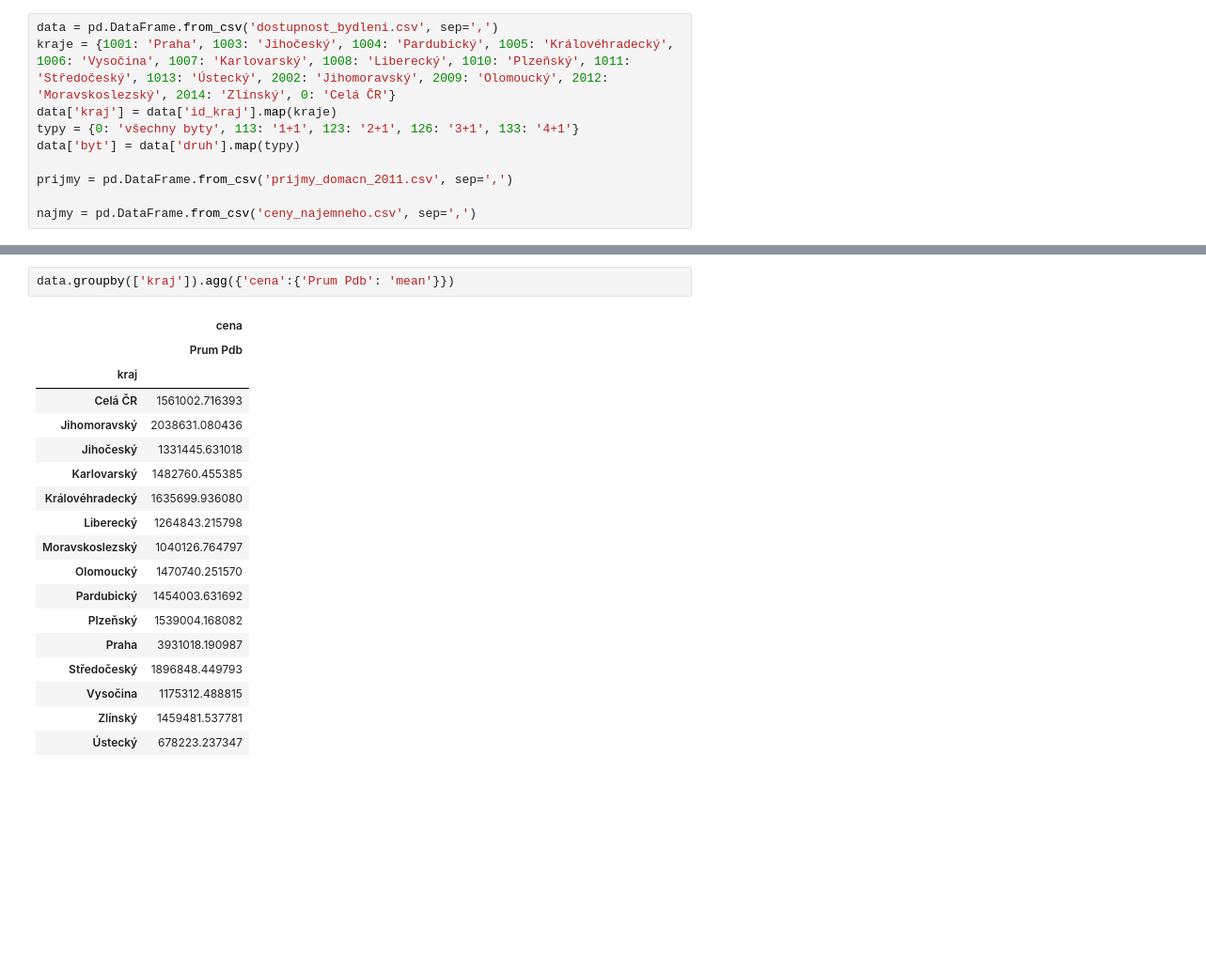
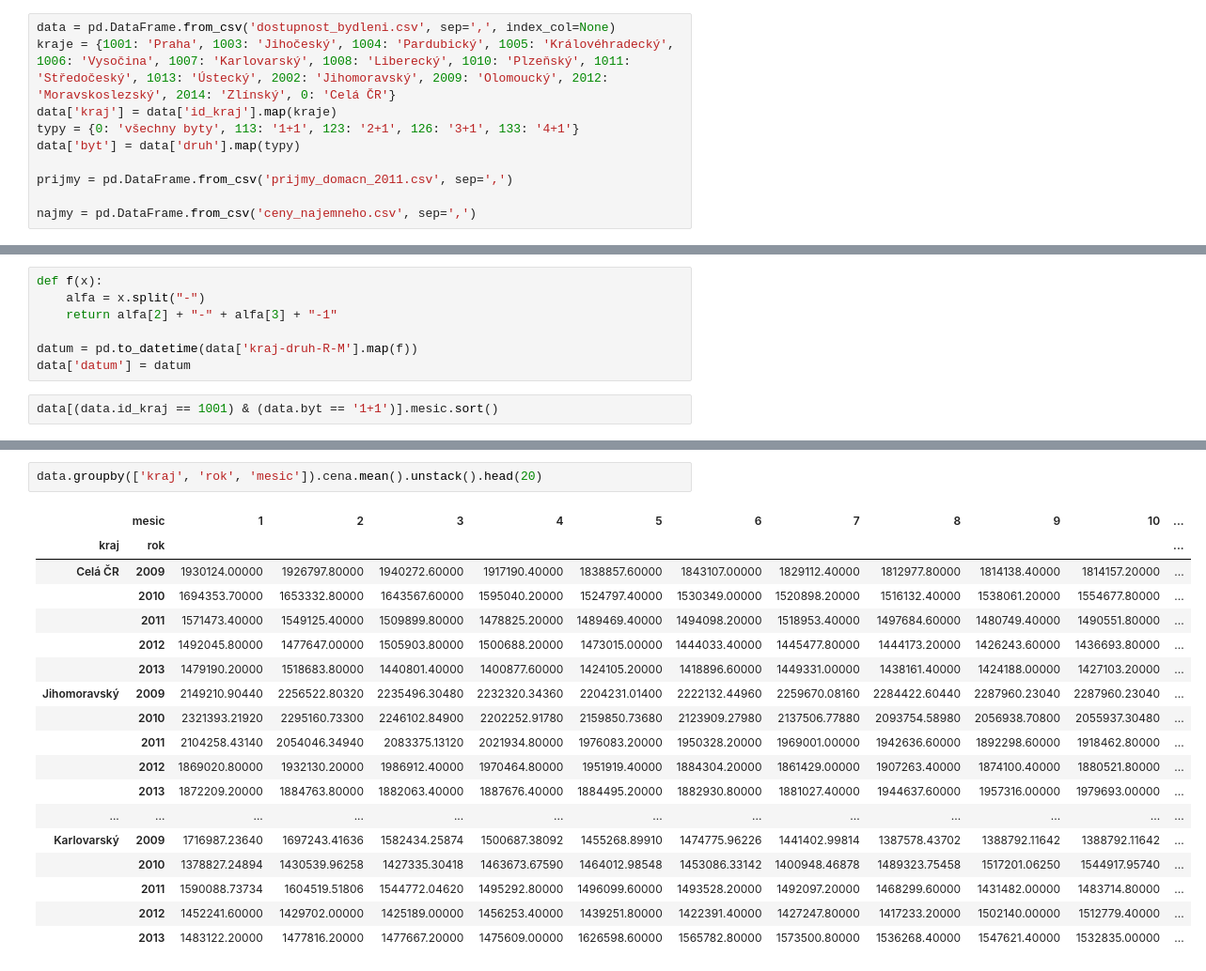
Before and after one commit to economia/dostupnost-bydleni, a Jupyter notebook: dostupnost-bydleni.ipynb, the cells around one changed output, grey strips where cells are left out. Shown at 94% size. Drawn from its saved outputs; the diff is of its cells as text; blank space fills up the shorter version.

```diff
--- a/dostupnost-bydleni.ipynb
+++ b/dostupnost-bydleni.ipynb
@@ -8,5 +10,5 @@ import pandas as pd
 # %%
-data = pd.DataFrame.from_csv('dostupnost_bydleni.csv', sep=',')
+data = pd.DataFrame.from_csv('dostupnost_bydleni.csv', sep=',', index_col=None)
 kraje = {1001: 'Praha', 1003: 'Jihočeský', 1004: 'Pardubický', 1005: 'Královéhradecký', 1006: 'Vysočina', 1007: 'Karlovarský', 1008: 'Liberecký', 1010: 'Plzeňský', 1011: 'Středočeský', 1013: 'Ústecký', 2002: 'Jihomoravský', 2009: 'Olomoucký', 2012: 'Moravskoslezský', 2014: 'Zlínský', 0: 'Celá ČR'}
 data['kraj'] = data['id_kraj'].map(kraje)
 typy = {0: 'všechny byty', 113: '1+1', 123: '2+1', 126: '3+1', 133: '4+1'}
@@ -56,0 +50,9 @@ najmy.groupby(['kraj']).agg({'najemne_min (kc/m2/mesic)':{'Min nájemné': 'mean
+# %%
+def f(x):
+    alfa = x.split("-")
+    return alfa[2] + "-" + alfa[3] + "-1"
+
+datum = pd.to_datetime(data['kraj-druh-R-M'].map(f))
+data['datum'] = datum
+# %%
+data[(data.id_kraj == 1001) & (data.byt == '1+1')].mesic.sort()
@@ -57,21 +82,21 @@ najmy.groupby(['kraj']).agg({'najemne_min (kc/m2/mesic)':{'Min nájemné': 'mean
 # %%
-data.groupby(['kraj']).agg({'cena':{'Prum Pdb': 'mean'}})
+data.groupby(['kraj', 'rok', 'mesic']).cena.mean().unstack().head(20)
 # %% [output]
-|  | cena |
-|  | Prum Pdb |
-| kraj |  |
-| Celá ČR | 1561002.716393 |
-| Jihomoravský | 2038631.080436 |
-| Jihočeský | 1331445.631018 |
-| Karlovarský | 1482760.455385 |
-| Královéhradecký | 1635699.936080 |
-| Liberecký | 1264843.215798 |
-| Moravskoslezský | 1040126.764797 |
-| Olomoucký | 1470740.251570 |
-| Pardubický | 1454003.631692 |
-| Plzeňský | 1539004.168082 |
-| Praha | 3931018.190987 |
-| Středočeský | 1896848.449793 |
-| Vysočina | 1175312.488815 |
-| Zlínský | 1459481.537781 |
-| Ústecký | 678223.237347 |
+|  | mesic | 1 | 2 | 3 | 4 | 5 | 6 | 7 | 8 | 9 | 10 | ... |
+| kraj | rok |  |  |  |  |  |  |  |  |  |  | ... |
+| Celá ČR | 2009 | 1930124.00000 | 1926797.80000 | 1940272.60000 | 1917190.40000 | 1838857.60000 | 1843107.00000 | 1829112.40000 | 1812977.80000 | 1814138.40000 | 1814157.20000 | ... |
+|  | 2010 | 1694353.70000 | 1653332.80000 | 1643567.60000 | 1595040.20000 | 1524797.40000 | 1530349.00000 | 1520898.20000 | 1516132.40000 | 1538061.20000 | 1554677.80000 | ... |
+|  | 2011 | 1571473.40000 | 1549125.40000 | 1509899.80000 | 1478825.20000 | 1489469.40000 | 1494098.20000 | 1518953.40000 | 1497684.60000 | 1480749.40000 | 1490551.80000 | ... |
+|  | 2012 | 1492045.80000 | 1477647.00000 | 1505903.80000 | 1500688.20000 | 1473015.00000 | 1444033.40000 | 1445477.80000 | 1444173.20000 | 1426243.60000 | 1436693.80000 | ... |
+|  | 2013 | 1479190.20000 | 1518683.80000 | 1440801.40000 | 1400877.60000 | 1424105.20000 | 1418896.60000 | 1449331.00000 | 1438161.40000 | 1424188.00000 | 1427103.20000 | ... |
+| Jihomoravský | 2009 | 2149210.90440 | 2256522.80320 | 2235496.30480 | 2232320.34360 | 2204231.01400 | 2222132.44960 | 2259670.08160 | 2284422.60440 | 2287960.23040 | 2287960.23040 | ... |
+|  | 2010 | 2321393.21920 | 2295160.73300 | 2246102.84900 | 2202252.91780 | 2159850.73680 | 2123909.27980 | 2137506.77880 | 2093754.58980 | 2056938.70800 | 2055937.30480 | ... |
+|  | 2011 | 2104258.43140 | 2054046.34940 | 2083375.13120 | 2021934.80000 | 1976083.20000 | 1950328.20000 | 1969001.00000 | 1942636.60000 | 1892298.60000 | 1918462.80000 | ... |
+|  | 2012 | 1869020.80000 | 1932130.20000 | 1986912.40000 | 1970464.80000 | 1951919.40000 | 1884304.20000 | 1861429.00000 | 1907263.40000 | 1874100.40000 | 1880521.80000 | ... |
+|  | 2013 | 1872209.20000 | 1884763.80000 | 1882063.40000 | 1887676.40000 | 1884495.20000 | 1882930.80000 | 1881027.40000 | 1944637.60000 | 1957316.00000 | 1979693.00000 | ... |
+| ... | ... | ... | ... | ... | ... | ... | ... | ... | ... | ... | ... | ... |
+| Karlovarský | 2009 | 1716987.23640 | 1697243.41636 | 1582434.25874 | 1500687.38092 | 1455268.89910 | 1474775.96226 | 1441402.99814 | 1387578.43702 | 1388792.11642 | 1388792.11642 | ... |
+|  | 2010 | 1378827.24894 | 1430539.96258 | 1427335.30418 | 1463673.67590 | 1464012.98548 | 1453086.33142 | 1400948.46878 | 1489323.75458 | 1517201.06250 | 1544917.95740 | ... |
+|  | 2011 | 1590088.73734 | 1604519.51806 | 1544772.04620 | 1495292.80000 | 1496099.60000 | 1493528.20000 | 1492097.20000 | 1468299.60000 | 1431482.00000 | 1483714.80000 | ... |
+|  | 2012 | 1452241.60000 | 1429702.00000 | 1425189.00000 | 1456253.40000 | 1439251.80000 | 1422391.40000 | 1427247.80000 | 1417233.20000 | 1502140.00000 | 1512779.40000 | ... |
+|  | 2013 | 1483122.20000 | 1477816.20000 | 1477667.20000 | 1475609.00000 | 1626598.60000 | 1565782.80000 | 1573500.80000 | 1536268.40000 | 1547621.40000 | 1532835.00000 | ... |
```
Also changed, not shown: parts of 13 cells of this notebook.
